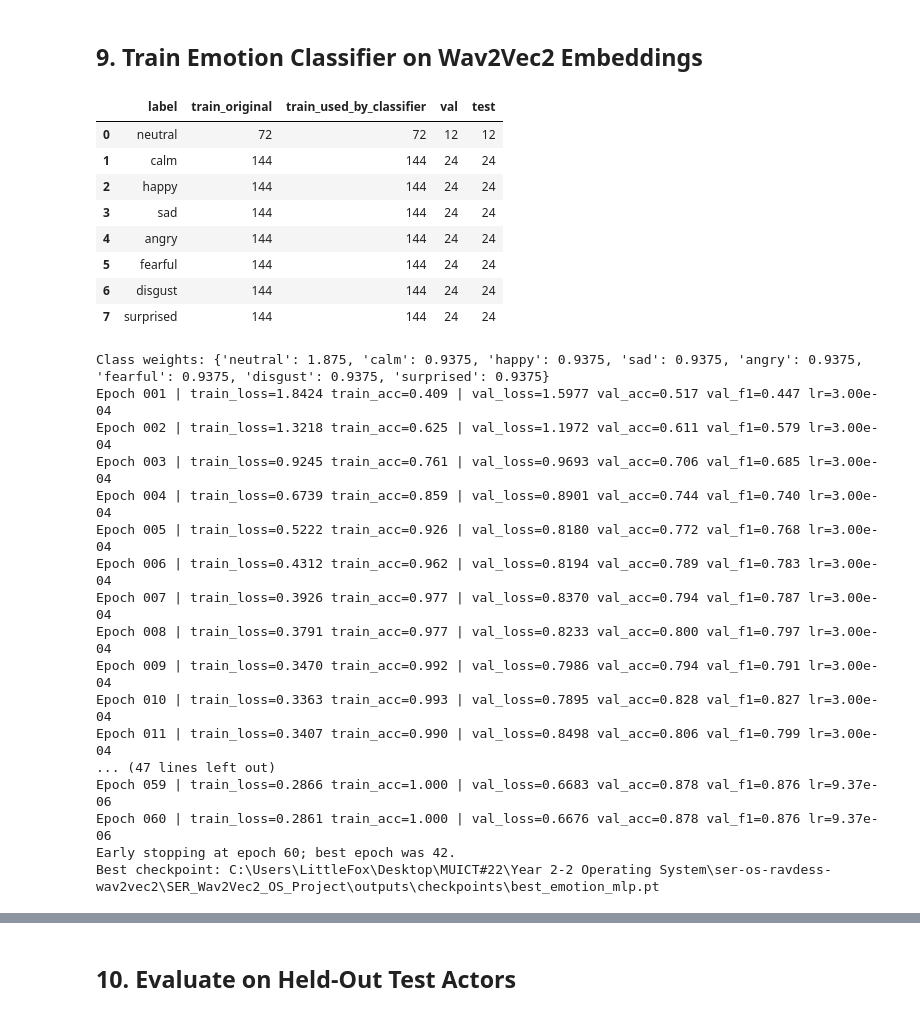
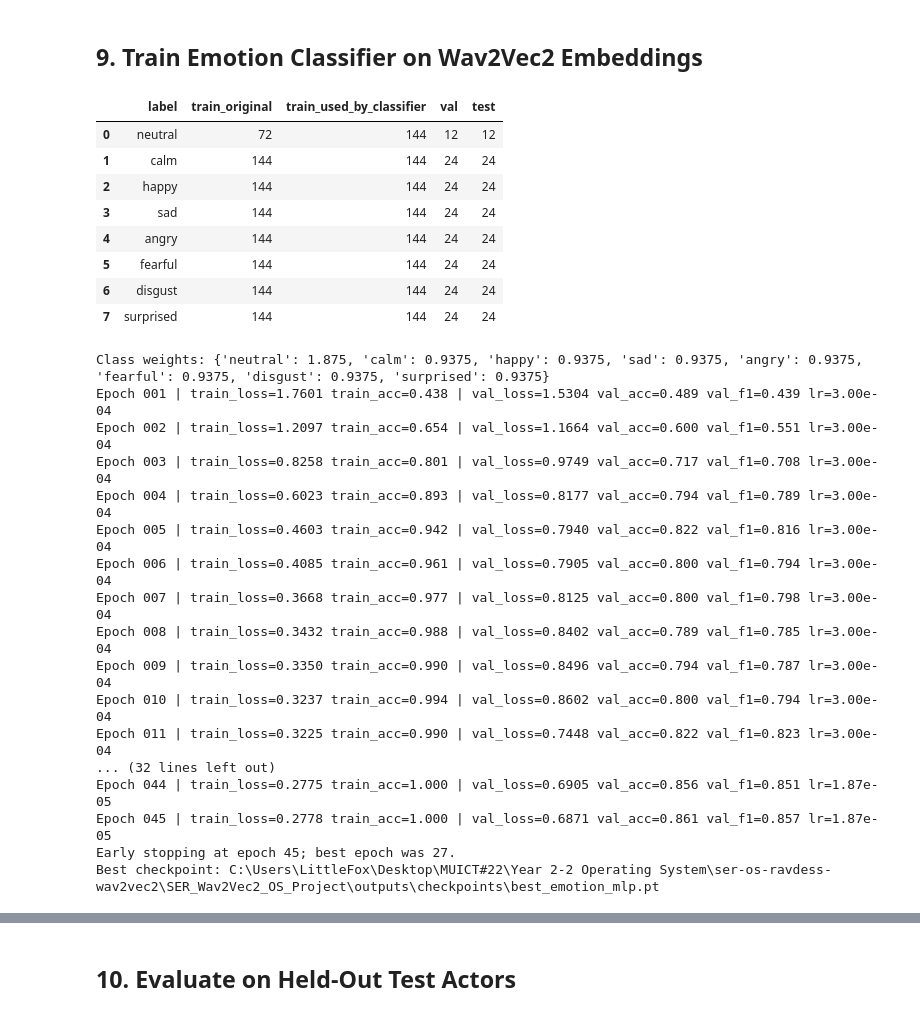
Before and after one commit to fox2dev/ser-os-ravdess-wav2vec2, a Jupyter notebook: SER_Wav2Vec2_OS_Optimized_Windows_GPU.ipynb, the cells around one changed output, grey strips where cells are left out. Saved outputs shown, nothing was run; the diff lists cells and outputs as text; code cells hidden in the pictures.

```diff
--- a/SER_Wav2Vec2_OS_Optimized_Windows_GPU.ipynb
+++ b/SER_Wav2Vec2_OS_Optimized_Windows_GPU.ipynb
@@ -102,6 +103,7 @@ SAMPLE_RATE = 16_000
 TRAIN_RATIO = 0.75
 VAL_RATIO = 0.125
 TEST_RATIO = 0.125
+SMOTE_MAX_K_NEIGHBORS = 5
 
 # Tune for your machine.
 # For GPU feature extraction with XLSR large and hidden-state pooling, reduce this if CUDA runs out of memory.
@@ -119,7 +121,7 @@ GRAD_CLIP_NORM = 1.0
 LR_SCHEDULER_FACTOR = 0.5
 LR_SCHEDULER_PATIENCE = 4
 LABEL_SMOOTHING = 0.05
-USE_CLASS_WEIGHTED_LOSS = True
+USE_CLASS_WEIGHTED_LOSS = False
 
 # Windows multiprocessing: keep it moderate.
 CPU_COUNT = os.cpu_count() or 2
@@ -133,6 +135,7 @@ CONFIG = {
     "train_ratio": TRAIN_RATIO,
     "val_ratio": VAL_RATIO,
     "test_ratio": TEST_RATIO,
+    "smote_max_k_neighbors": SMOTE_MAX_K_NEIGHBORS,
     "batch_size_features": BATCH_SIZE_FEATURES,
     "feature_layer_average_last_n": FEATURE_LAYER_AVERAGE_LAST_N,
     "feature_pooling": FEATURE_POOLING,
@@ -809,35 +811,43 @@ test extraction complete in 5.75 sec
 # %%
 def load_feature_split(feature_path: Path, label_path: Path, meta: dict):
     shape = tuple(meta["shape"])
     X = np.memmap(feature_path, dtype="float32", mode="r", shape=shape)
     y = np.load(label_path)
     return X, y
 
 X_train_mm, y_train = load_feature_split(train_feature_path, train_label_path, train_feature_meta)
 X_val_mm, y_val = load_feature_split(val_feature_path, val_label_path, val_feature_meta)
 X_test_mm, y_test = load_feature_split(test_feature_path, test_label_path, test_feature_meta)
 
-# Convert to standard arrays for the classifier.
+# Convert to standard arrays for the classifier, then balance only the training embeddings.
 scaler = StandardScaler()
 X_train = scaler.fit_transform(np.asarray(X_train_mm)).astype(np.float32)
 X_val = scaler.transform(np.asarray(X_val_mm)).astype(np.float32)
 X_test = scaler.transform(np.asarray(X_test_mm)).astype(np.float32)
 
 train_class_counts_before = pd.Series(y_train).value_counts().sort_index().reindex(range(len(LABELS)), fill_value=0)
-train_class_counts_used = train_class_counts_before.copy()
+min_class_size = int(train_class_counts_before.min())
+assert min_class_size > 1, "SMOTE requires at least two samples in the minority class."
+smote_k_neighbors = min(SMOTE_MAX_K_NEIGHBORS, min_class_size - 1)
+
+smote = SMOTE(random_state=SEED, k_neighbors=smote_k_neighbors)
+X_train_balanced, y_train_balanced = smote.fit_resample(X_train, y_train)
+X_train_balanced = X_train_balanced.astype(np.float32)
+y_train_balanced = y_train_balanced.astype(np.int64)
+train_class_counts_used = pd.Series(y_train_balanced).value_counts().sort_index().reindex(range(len(LABELS)), fill_value=0)
 
 class_balance_report = pd.DataFrame({
     "label": LABELS,
     "train_original": train_class_counts_before.values,
     "train_used_by_classifier": train_class_counts_used.values,
     "val": pd.Series(y_val).value_counts().sort_index().reindex(range(len(LABELS)), fill_value=0).values,
     "test": pd.Series(y_test).value_counts().sort_index().reindex(range(len(LABELS)), fill_value=0).values,
 })
 class_balance_report.to_csv(REPORT_DIR / "class_balance_report.csv", index=False)
 class_balance_report
 # %% [output]
 |  | label | train_original | train_used_by_classifier | val | test |
-| 0 | neutral | 72 | 72 | 12 | 12 |
+| 0 | neutral | 72 | 144 | 12 | 12 |
 | 1 | calm | 144 | 144 | 24 | 24 |
 | 2 | happy | 144 | 144 | 24 | 24 |
 | 3 | sad | 144 | 144 | 24 | 24 |
@@ -872,7 +882,7 @@ def make_loader(X, y, batch_size, shuffle):
     tensor_y = torch.tensor(y, dtype=torch.long)
     return DataLoader(TensorDataset(tensor_x, tensor_y), batch_size=batch_size, shuffle=shuffle)
 
-train_loader = make_loader(X_train, y_train, BATCH_SIZE_CLASSIFIER, shuffle=True)
+train_loader = make_loader(X_train_balanced, y_train_balanced, BATCH_SIZE_CLASSIFIER, shuffle=True)
 val_loader = make_loader(X_val, y_val, BATCH_SIZE_CLASSIFIER, shuffle=False)
 test_loader = make_loader(X_test, y_test, BATCH_SIZE_CLASSIFIER, shuffle=False)
 
@@ -970,7 +980,9 @@ for epoch in range(1, EPOCHS + 1):
             "input_dim": X_train.shape[1],
             "scaler_mean": scaler.mean_.tolist(),
             "scaler_scale": scaler.scale_.tolist(),
-            "train_shape": list(X_train.shape),
+            "smote_k_neighbors": smote_k_neighbors,
+            "train_shape_before_smote": list(X_train.shape),
+            "train_shape_after_smote": list(X_train_balanced.shape),
             "class_weights": class_weight_values.tolist(),
             "config": CONFIG,
             "best_epoch": best_epoch,
@@ -989,21 +1001,21 @@ history_df.to_csv(REPORT_DIR / "training_history.csv", index=False)
 print("Best checkpoint:", checkpoint_path)
 # %% [output]
 Class weights: {'neutral': 1.875, 'calm': 0.9375, 'happy': 0.9375, 'sad': 0.9375, 'angry': 0.9375, 'fearful': 0.9375, 'disgust': 0.9375, 'surprised': 0.9375}
-Epoch 001 | train_loss=1.8424 train_acc=0.409 | val_loss=1.5977 val_acc=0.517 val_f1=0.447 lr=3.00e-04
-Epoch 002 | train_loss=1.3218 train_acc=0.625 | val_loss=1.1972 val_acc=0.611 val_f1=0.579 lr=3.00e-04
-Epoch 003 | train_loss=0.9245 train_acc=0.761 | val_loss=0.9693 val_acc=0.706 val_f1=0.685 lr=3.00e-04
-Epoch 004 | train_loss=0.6739 train_acc=0.859 | val_loss=0.8901 val_acc=0.744 val_f1=0.740 lr=3.00e-04
-Epoch 005 | train_loss=0.5222 train_acc=0.926 | val_loss=0.8180 val_acc=0.772 val_f1=0.768 lr=3.00e-04
-Epoch 006 | train_loss=0.4312 train_acc=0.962 | val_loss=0.8194 val_acc=0.789 val_f1=0.783 lr=3.00e-04
-Epoch 007 | train_loss=0.3926 train_acc=0.977 | val_loss=0.8370 val_acc=0.794 val_f1=0.787 lr=3.00e-04
-Epoch 008 | train_loss=0.3791 train_acc=0.977 | val_loss=0.8233 val_acc=0.800 val_f1=0.797 lr=3.00e-04
-Epoch 009 | train_loss=0.3470 train_acc=0.992 | val_loss=0.7986 val_acc=0.794 val_f1=0.791 lr=3.00e-04
-Epoch 010 | train_loss=0.3363 train_acc=0.993 | val_loss=0.7895 val_acc=0.828 val_f1=0.827 lr=3.00e-04
-Epoch 011 | train_loss=0.3407 train_acc=0.990 | val_loss=0.8498 val_acc=0.806 val_f1=0.799 lr=3.00e-04
-... (47 lines left out)
-Epoch 059 | train_loss=0.2866 train_acc=1.000 | val_loss=0.6683 val_acc=0.878 val_f1=0.876 lr=9.37e-06
-Epoch 060 | train_loss=0.2861 train_acc=1.000 | val_loss=0.6676 val_acc=0.878 val_f1=0.876 lr=9.37e-06
-Early stopping at epoch 60; best epoch was 42.
+Epoch 001 | train_loss=1.7601 train_acc=0.438 | val_loss=1.5304 val_acc=0.489 val_f1=0.439 lr=3.00e-04
+Epoch 002 | train_loss=1.2097 train_acc=0.654 | val_loss=1.1664 val_acc=0.600 val_f1=0.551 lr=3.00e-04
+Epoch 003 | train_loss=0.8258 train_acc=0.801 | val_loss=0.9749 val_acc=0.717 val_f1=0.708 lr=3.00e-04
+Epoch 004 | train_loss=0.6023 train_acc=0.893 | val_loss=0.8177 val_acc=0.794 val_f1=0.789 lr=3.00e-04
+Epoch 005 | train_loss=0.4603 train_acc=0.942 | val_loss=0.7940 val_acc=0.822 val_f1=0.816 lr=3.00e-04
+Epoch 006 | train_loss=0.4085 train_acc=0.961 | val_loss=0.7905 val_acc=0.800 val_f1=0.794 lr=3.00e-04
+Epoch 007 | train_loss=0.3668 train_acc=0.977 | val_loss=0.8125 val_acc=0.800 val_f1=0.798 lr=3.00e-04
+Epoch 008 | train_loss=0.3432 train_acc=0.988 | val_loss=0.8402 val_acc=0.789 val_f1=0.785 lr=3.00e-04
+Epoch 009 | train_loss=0.3350 train_acc=0.990 | val_loss=0.8496 val_acc=0.794 val_f1=0.787 lr=3.00e-04
+Epoch 010 | train_loss=0.3237 train_acc=0.994 | val_loss=0.8602 val_acc=0.800 val_f1=0.794 lr=3.00e-04
+Epoch 011 | train_loss=0.3225 train_acc=0.990 | val_loss=0.7448 val_acc=0.822 val_f1=0.823 lr=3.00e-04
+... (32 lines left out)
+Epoch 044 | train_loss=0.2775 train_acc=1.000 | val_loss=0.6905 val_acc=0.856 val_f1=0.851 lr=1.87e-05
+Epoch 045 | train_loss=0.2778 train_acc=1.000 | val_loss=0.6871 val_acc=0.861 val_f1=0.857 lr=1.87e-05
+Early stopping at epoch 45; best epoch was 27.
 Best checkpoint: C:\Users\LittleFox\Desktop\MUICT#22\Year 2-2 Operating System\ser-os-ravdess-wav2vec2\SER_Wav2Vec2_OS_Project\outputs\checkpoints\best_emotion_mlp.pt
 # %%
 plt.figure(figsize=(8, 5))
```
Also changed, not shown: parts of 13 cells of this notebook.
